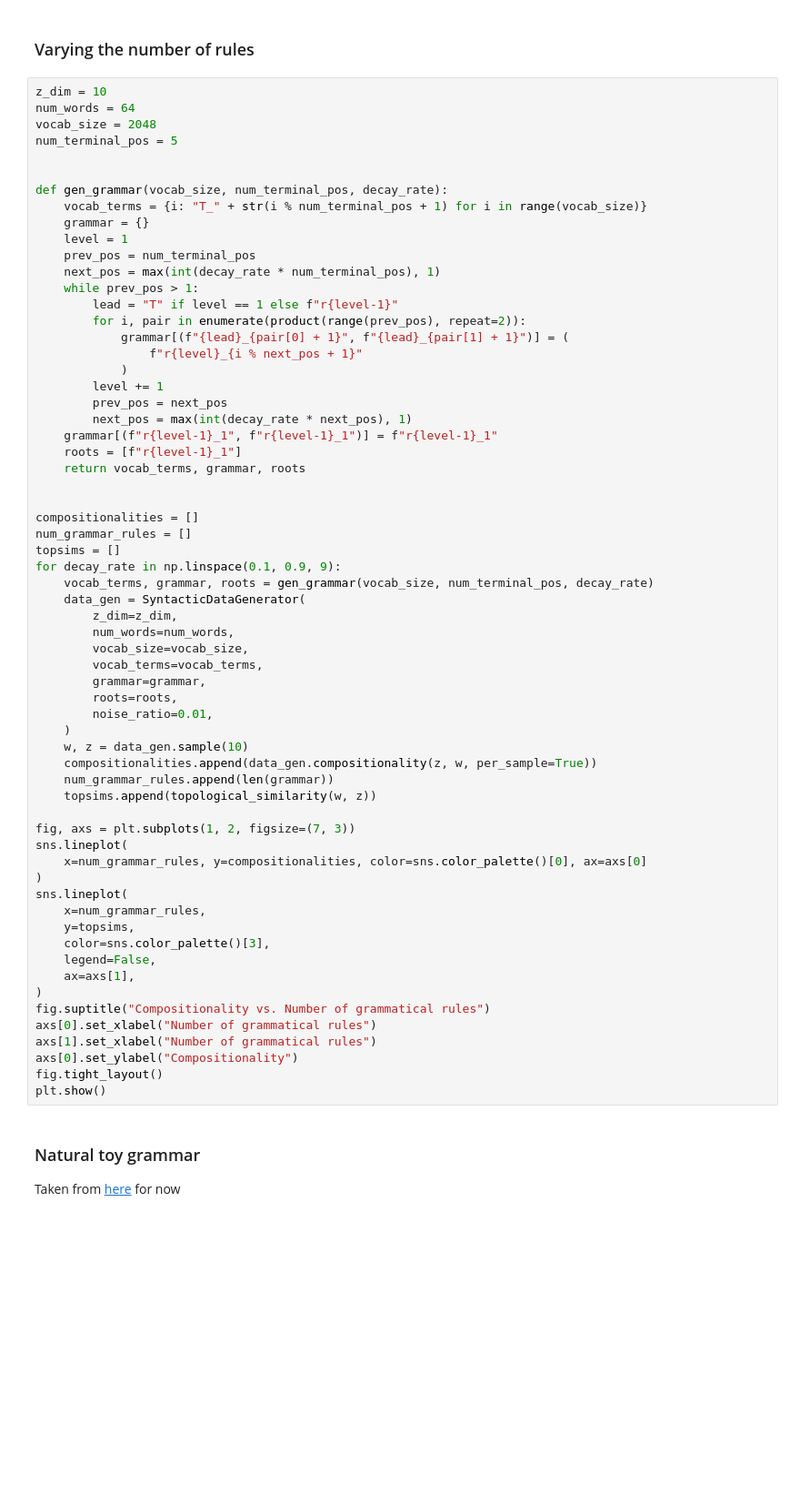
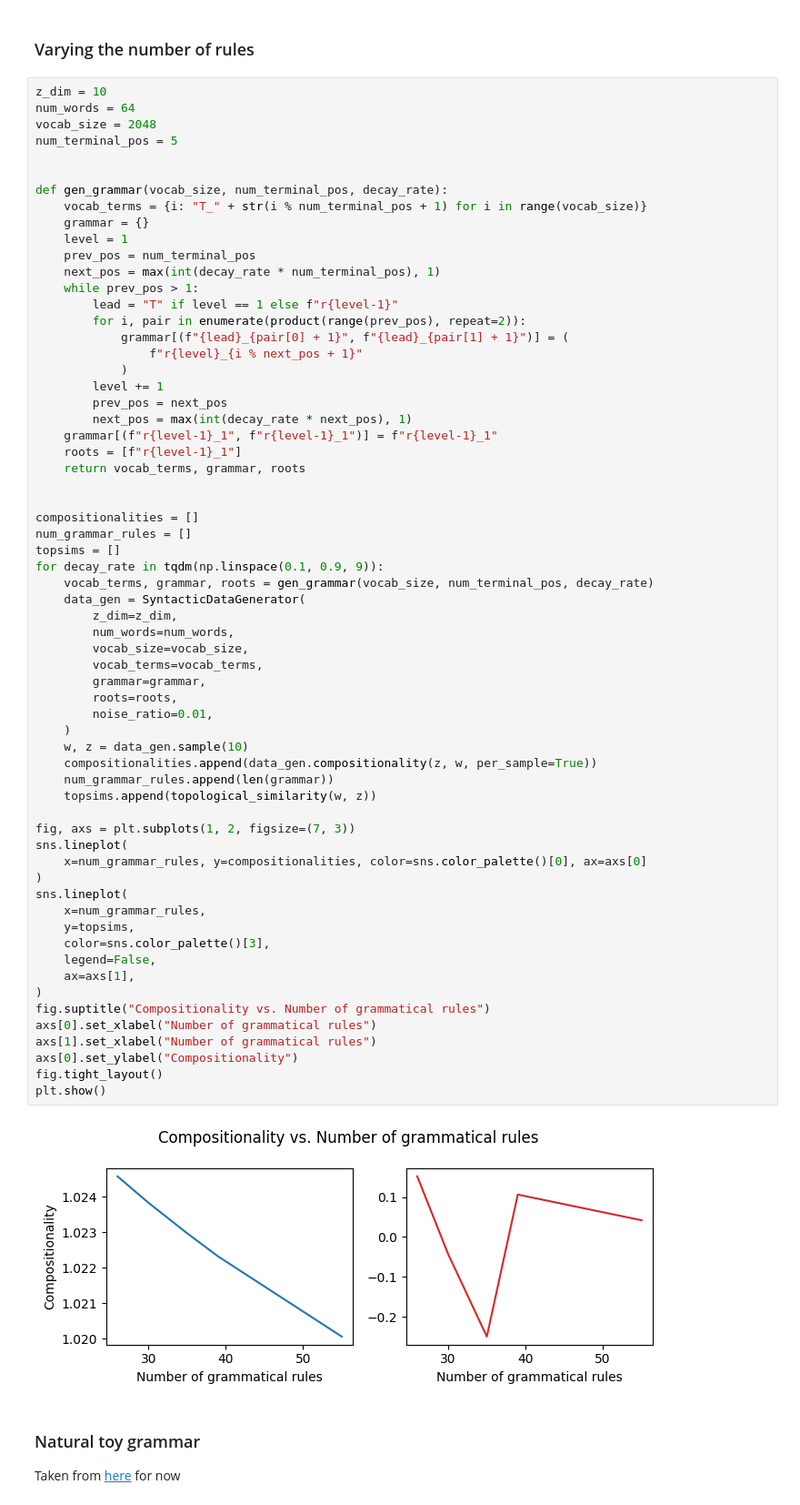
Before and after one commit to EricElmoznino/complexity_compositionality, a Jupyter notebook: notebooks/compositionality_metric_validation.ipynb, the cells around one changed output. Shown at 91% size. Saved outputs shown, nothing was run; the diff lists cells and outputs as text; blank space fills up the shorter version.

Commit message:
Adding paper figures

```diff
--- a/notebooks/compositionality_metric_validation.ipynb
+++ b/notebooks/compositionality_metric_validation.ipynb
@@ -176,39 +177,41 @@ def gen_grammar(vocab_size, num_terminal_pos, decay_rate):
 compositionalities = []
 num_grammar_rules = []
 topsims = []
-for decay_rate in np.linspace(0.1, 0.9, 9):
+for decay_rate in tqdm(np.linspace(0.1, 0.9, 9)):
     vocab_terms, grammar, roots = gen_grammar(vocab_size, num_terminal_pos, decay_rate)
     data_gen = SyntacticDataGenerator(
         z_dim=z_dim,
         num_words=num_words,
         vocab_size=vocab_size,
         vocab_terms=vocab_terms,
         grammar=grammar,
         roots=roots,
         noise_ratio=0.01,
     )
     w, z = data_gen.sample(10)
     compositionalities.append(data_gen.compositionality(z, w, per_sample=True))
     num_grammar_rules.append(len(grammar))
     topsims.append(topological_similarity(w, z))
 
 fig, axs = plt.subplots(1, 2, figsize=(7, 3))
 sns.lineplot(
     x=num_grammar_rules, y=compositionalities, color=sns.color_palette()[0], ax=axs[0]
 )
 sns.lineplot(
     x=num_grammar_rules,
     y=topsims,
     color=sns.color_palette()[3],
     legend=False,
     ax=axs[1],
 )
 fig.suptitle("Compositionality vs. Number of grammatical rules")
 axs[0].set_xlabel("Number of grammatical rules")
 axs[1].set_xlabel("Number of grammatical rules")
 axs[0].set_ylabel("Compositionality")
 fig.tight_layout()
 plt.show()
+# %% [output]
+[figure, added]
 # %% [markdown]
 ### Natural toy grammar
 
```
Also changed, not shown: parts of 1 cell of this notebook, 1 other file.
